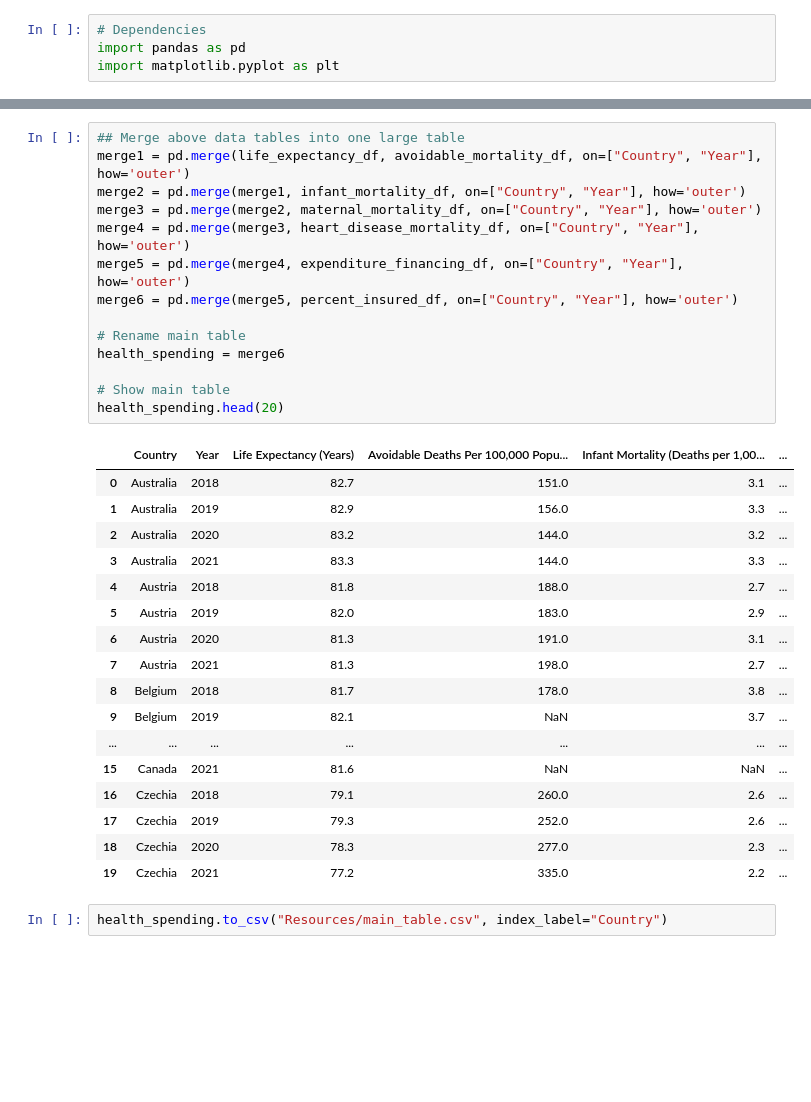
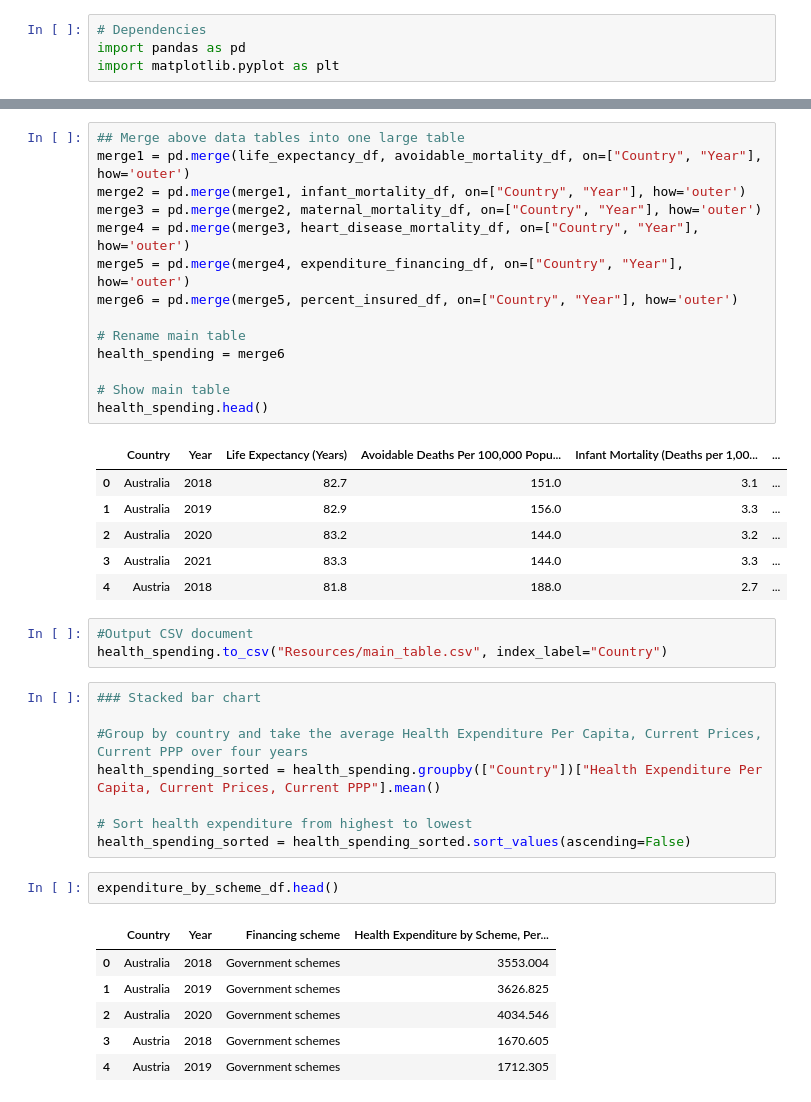
Before and after one commit to doakesbacon/Project1, a Jupyter notebook: merged_data.ipynb, the cells around one changed output, grey strips where cells are left out. Drawn from its saved outputs; the diff is of its cells as text; blank space fills up the shorter version.

Commit message:
added stacked bar chart and updated the expenditure by scheme table

```diff
--- a/merged_data.ipynb
+++ b/merged_data.ipynb
@@ -98,34 +84,41 @@ print(percent_gdp_df["Country"].nunique())
 # %%
 ## Merge above data tables into one large table
 merge1 = pd.merge(life_expectancy_df, avoidable_mortality_df, on=["Country", "Year"], how='outer')
 merge2 = pd.merge(merge1, infant_mortality_df, on=["Country", "Year"], how='outer')
 merge3 = pd.merge(merge2, maternal_mortality_df, on=["Country", "Year"], how='outer')
 merge4 = pd.merge(merge3, heart_disease_mortality_df, on=["Country", "Year"], how='outer')
 merge5 = pd.merge(merge4, expenditure_financing_df, on=["Country", "Year"], how='outer')
 merge6 = pd.merge(merge5, percent_insured_df, on=["Country", "Year"], how='outer')
 
 # Rename main table
 health_spending = merge6
 
 # Show main table
-health_spending.head(20)
+health_spending.head()
 # %% [output]
 |  | Country | Year | Life Expectancy (Years) | Avoidable Deaths Per 100,000 Popu... | Infant Mortality (Deaths per 1,00... | ... |
 | 0 | Australia | 2018 | 82.7 | 151.0 | 3.1 | ... |
 | 1 | Australia | 2019 | 82.9 | 156.0 | 3.3 | ... |
 | 2 | Australia | 2020 | 83.2 | 144.0 | 3.2 | ... |
 | 3 | Australia | 2021 | 83.3 | 144.0 | 3.3 | ... |
 | 4 | Austria | 2018 | 81.8 | 188.0 | 2.7 | ... |
-| 5 | Austria | 2019 | 82.0 | 183.0 | 2.9 | ... |
-| 6 | Austria | 2020 | 81.3 | 191.0 | 3.1 | ... |
-| 7 | Austria | 2021 | 81.3 | 198.0 | 2.7 | ... |
-| 8 | Belgium | 2018 | 81.7 | 178.0 | 3.8 | ... |
-| 9 | Belgium | 2019 | 82.1 | NaN | 3.7 | ... |
-| ... | ... | ... | ... | ... | ... | ... |
-| 15 | Canada | 2021 | 81.6 | NaN | NaN | ... |
-| 16 | Czechia | 2018 | 79.1 | 260.0 | 2.6 | ... |
-| 17 | Czechia | 2019 | 79.3 | 252.0 | 2.6 | ... |
-| 18 | Czechia | 2020 | 78.3 | 277.0 | 2.3 | ... |
-| 19 | Czechia | 2021 | 77.2 | 335.0 | 2.2 | ... |
 # %%
+#Output CSV document
 health_spending.to_csv("Resources/main_table.csv", index_label="Country")
+# %%
+### Stacked bar chart
+
+#Group by country and take the average Health Expenditure Per Capita, Current Prices, Current PPP over four years
+health_spending_sorted = health_spending.groupby(["Country"])["Health Expenditure Per Capita, Current Prices, Current PPP"].mean()
+
+# Sort health expenditure from highest to lowest
+health_spending_sorted = health_spending_sorted.sort_values(ascending=False)
+# %%
+expenditure_by_scheme_df.head()
+# %% [output]
+|  | Country | Year | Financing scheme | Health Expenditure by Scheme, Per... |
+| 0 | Australia | 2018 | Government schemes | 3553.004 |
+| 1 | Australia | 2019 | Government schemes | 3626.825 |
+| 2 | Australia | 2020 | Government schemes | 4034.546 |
+| 3 | Austria | 2018 | Government schemes | 1670.605 |
+| 4 | Austria | 2019 | Government schemes | 1712.305 |
```
Also changed, not shown: parts of 5 cells of this notebook, 2 other files.
